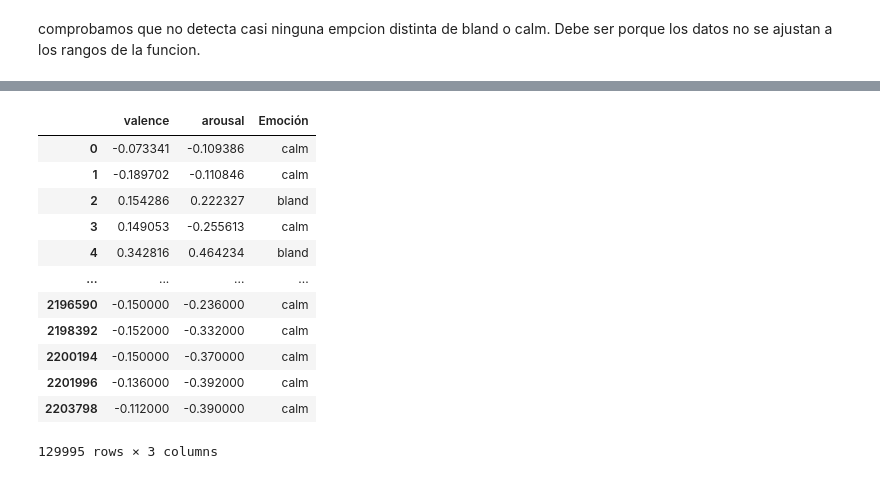
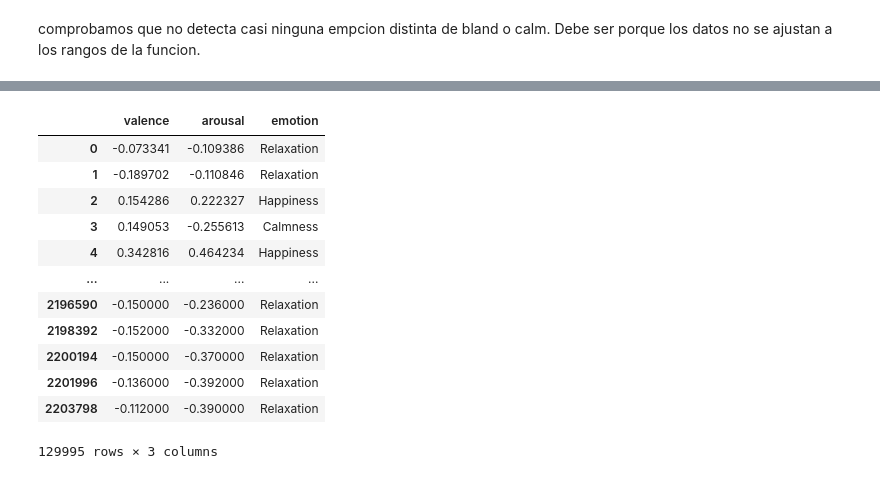
Before and after one commit to Chepados/practica_3_ALN_tori_adri, a Jupyter notebook: project_develp/modelo_Russel.ipynb, the cells around one changed output, grey strips where cells are left out. Drawn from its saved outputs; the diff is of its cells as text; code cells hidden in the pictures.

```diff
--- a/project_develp/modelo_Russel.ipynb
+++ b/project_develp/modelo_Russel.ipynb
@@ -162,7 +164,7 @@ def map_emotion(valence, arousal):
     else:
         return 'bland'
 # %%
-long_df['Emoción'] = long_df.apply(lambda row: map_emotion(row['valence'], row['arousal']), axis=1)
+long_df['emotion'] = long_df.apply(lambda row: map_emotion(row['valence'], row['arousal']), axis=1)
 # %%
 random_rows = long_df.sample(n=20)
 random_rows
@@ -218,6 +222,6 @@ null_counts_by_row
 2203845    2
 Length: 2203846, dtype: int64
 # %%
-long_df_cleaned = long_df.dropna(subset=['valence', 'arousal'], how='any')
+long_df_cleaned = long_df.dropna(subset=['valence', 'arousal'], how='any').copy()
 long_df_cleaned
 # %% [output]
@@ -311,0 +295,32 @@ df = long_df.dropna(subset=['valence', 'arousal'], how='any').copy()
+# %%
+def map_emotion(valence, arousal):
+    if valence > 0.5 and arousal > 0.5:
+        return 'Excitement'
+    elif valence > 0.5 and 0.3 <= arousal <= 0.5:
+        return 'Joy'
+    elif valence > 0.5 and arousal < 0.3:
+        return 'Contentment'
+    elif 0.0 <= valence <= 0.5 and arousal > 0.5:
+        return 'Elation'
+    elif 0.0 <= valence <= 0.5 and 0.0 <= arousal <= 0.5:
+        return 'Happiness'
+    elif 0.0 <= valence <= 0.5 and arousal < 0.0:
+        return 'Calmness'
+    elif -0.5 <= valence < 0.0 and arousal > 0.5:
+        return 'Stress'
+    elif -0.5 <= valence < 0.0 and 0.0 <= arousal <= 0.5:
+        return 'Satisfaction'
+    elif -0.5 <= valence < 0.0 and arousal < 0.0:
+        return 'Relaxation'
+    elif valence < -0.5 and arousal > 0.5:
+        return 'Fear'
+    elif valence < -0.5 and 0.3 <= arousal <= 0.5:
+        return 'Anxiety'
+    elif valence < -0.5 and 0.0 <= arousal < 0.3:
+        return 'Sadness'
+    elif valence < -0.5 and arousal < 0.0:
+        return 'Depression'
+    elif arousal < -0.7: # Inactivity threshold
+        return 'Sleep'
+    else:
+        return 'Neutral'
@@ -312,20 +343,20 @@ df = long_df.dropna(subset=['valence', 'arousal'], how='any').copy()
 # %%
-# Aplicar la función ajustada
-df['Emoción'] = df.apply(lambda row: map_emotion(row['valence'], row['arousal']), axis=1)
+# aplicar la función ajustada
+long_df_cleaned['emotion'] = long_df_cleaned.apply(lambda row: map_emotion(row['valence'], row['arousal']), axis=1)
 # %%
-# Verificar los resultados
-df[['valence', 'arousal', 'Emoción']]
+# verificar los resultados
+long_df_cleaned[['valence', 'arousal', 'emotion']]
 # %% [output]
-|  | valence | arousal | Emoción |
-| 0 | -0.073341 | -0.109386 | calm |
-| 1 | -0.189702 | -0.110846 | calm |
-| 2 | 0.154286 | 0.222327 | bland |
-| 3 | 0.149053 | -0.255613 | calm |
-| 4 | 0.342816 | 0.464234 | bland |
+|  | valence | arousal | emotion |
+| 0 | -0.073341 | -0.109386 | Relaxation |
+| 1 | -0.189702 | -0.110846 | Relaxation |
+| 2 | 0.154286 | 0.222327 | Happiness |
+| 3 | 0.149053 | -0.255613 | Calmness |
+| 4 | 0.342816 | 0.464234 | Happiness |
 | ... | ... | ... | ... |
-| 2196590 | -0.150000 | -0.236000 | calm |
-| 2198392 | -0.152000 | -0.332000 | calm |
-| 2200194 | -0.150000 | -0.370000 | calm |
-| 2201996 | -0.136000 | -0.392000 | calm |
-| 2203798 | -0.112000 | -0.390000 | calm |
+| 2196590 | -0.150000 | -0.236000 | Relaxation |
+| 2198392 | -0.152000 | -0.332000 | Relaxation |
+| 2200194 | -0.150000 | -0.370000 | Relaxation |
+| 2201996 | -0.136000 | -0.392000 | Relaxation |
+| 2203798 | -0.112000 | -0.390000 | Relaxation |
 129995 rows × 3 columns
```
Also changed, not shown: parts of 24 cells of this notebook.
